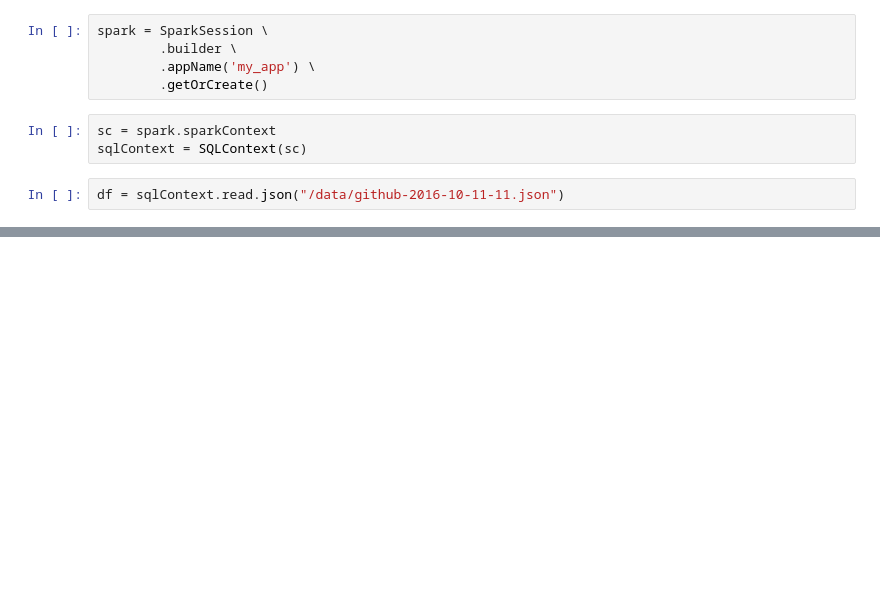
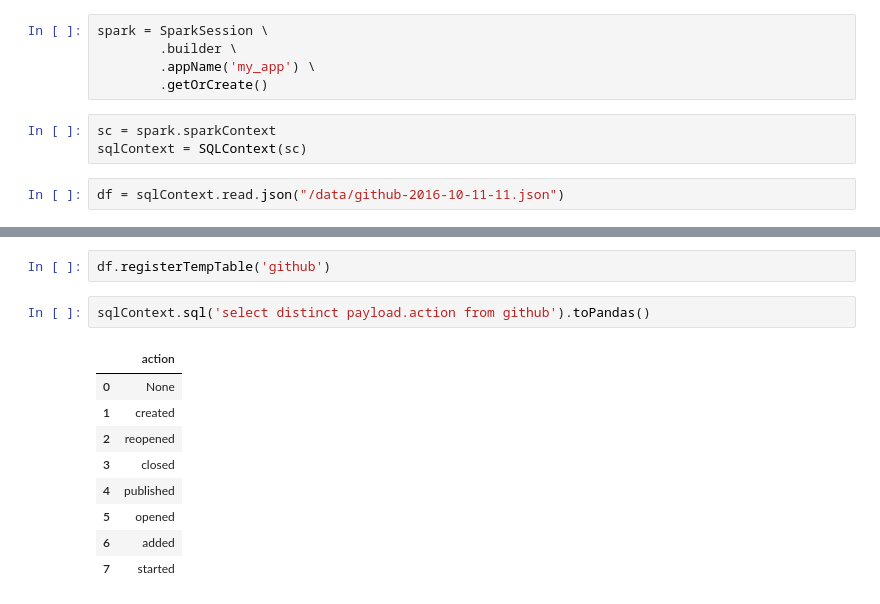
Before and after one commit to nicor88/python-data, a Jupyter notebook: pyspark/notebooks/read_json.ipynb, the cells around one changed output, grey strips where cells are left out. Cells and saved outputs as stored; diff of their text form; blank space fills up the shorter version.

Commit message:
added example from github data

```diff
--- a/pyspark/notebooks/read_json.ipynb
+++ b/pyspark/notebooks/read_json.ipynb
@@ -26,0 +42,14 @@ df.count()
+# %%
+df.registerTempTable('github')
+# %%
+sqlContext.sql('select distinct payload.action from github').toPandas()
+# %% [output]
+|  | action |
+| 0 | None |
+| 1 | created |
+| 2 | reopened |
+| 3 | closed |
+| 4 | published |
+| 5 | opened |
+| 6 | added |
+| 7 | started |
```
Also changed, not shown: parts of 2 cells of this notebook.
